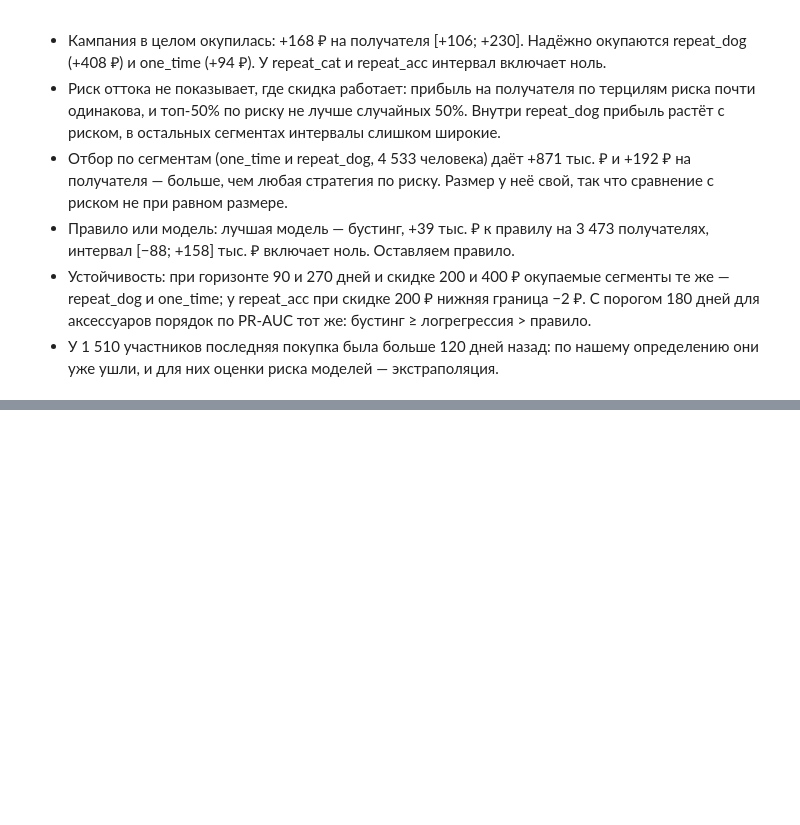
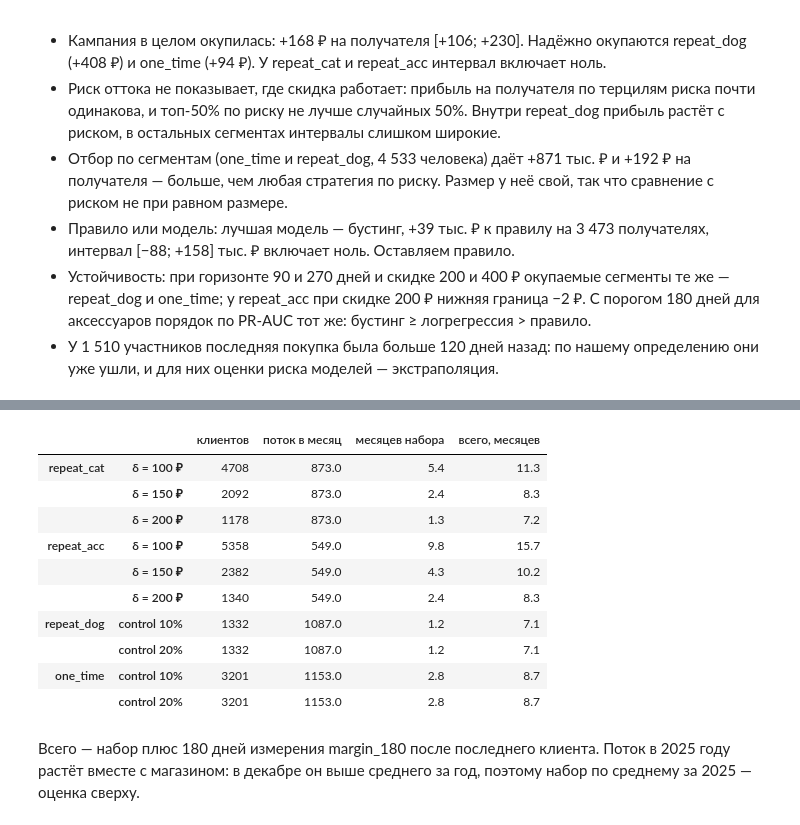
Before and after one commit to kamthiss/churn-retention-economics, a Jupyter notebook: notebooks/03_uplift_economics.ipynb, the cells around one changed output, grey strips where cells are left out. Cells and saved outputs as stored; diff of their text form; code cells hidden in the pictures; blank space fills up the shorter version.

```diff
--- a/notebooks/03_uplift_economics.ipynb
+++ b/notebooks/03_uplift_economics.ipynb
@@ -261,0 +266,3 @@ acc
+# %%
+sd = spread(df)
+sd.astype(float).round({"n_t": 0, "n_c": 0, "sd_t": 0, "sd_c": 0, "sd": 0}).astype(int)
@@ -261,0 +281,5 @@ acc
+# %%
+DELTAS = (100, 150, 200)
+sizes = pd.DataFrame({f"δ = {d} ₽": group_size(sd.loc[["repeat_cat", "repeat_acc"], "sd"].astype(float), d)
+                      for d in DELTAS})
+sizes.rename_axis("на группу")
@@ -261,0 +295,7 @@ acc
+# %%
+CONTROLS = (0.1, 0.2)
+hw = sd.loc[["repeat_dog", "one_time"]].astype(float)
+hw["клиентов"] = (hw["n_t"] + hw["n_c"]).astype(int)
+for c in CONTROLS:
+    hw[f"control {c:.0%}, ₽"] = half_width(hw["sd_t"], hw["sd_c"], hw["клиентов"], c).round(0)
+hw[["клиентов", *(f"control {c:.0%}, ₽" for c in CONTROLS)]]
@@ -261,0 +336,27 @@ acc
+# %%
+rows = {}
+for seg in ("repeat_cat", "repeat_acc"):
+    for d in DELTAS:
+        rows[(seg, f"δ = {d} ₽")] = 2 * sizes.loc[seg, f"δ = {d} ₽"]
+for seg in ("repeat_dog", "one_time"):
+    for c in CONTROLS:
+        rows[(seg, f"control {c:.0%}")] = hw.loc[seg, "клиентов"]
+plan = pd.Series(rows, name="клиентов").to_frame()
+plan["поток в месяц"] = per_month.reindex(plan.index.get_level_values(0)).to_numpy().round(0)
+plan["месяцев набора"] = (plan["клиентов"] / plan["поток в месяц"]).round(1)
+plan["всего, месяцев"] = (plan["месяцев набора"] + 180 / 30.4).round(1)
+plan
+# %% [output]
+|  |  | клиентов | поток в месяц | месяцев набора | всего, месяцев |
+| repeat_cat | δ = 100 ₽ | 4708 | 873.0 | 5.4 | 11.3 |
+|  | δ = 150 ₽ | 2092 | 873.0 | 2.4 | 8.3 |
+|  | δ = 200 ₽ | 1178 | 873.0 | 1.3 | 7.2 |
+| repeat_acc | δ = 100 ₽ | 5358 | 549.0 | 9.8 | 15.7 |
+|  | δ = 150 ₽ | 2382 | 549.0 | 4.3 | 10.2 |
+|  | δ = 200 ₽ | 1340 | 549.0 | 2.4 | 8.3 |
+| repeat_dog | control 10% | 1332 | 1087.0 | 1.2 | 7.1 |
+|  | control 20% | 1332 | 1087.0 | 1.2 | 7.1 |
+| one_time | control 10% | 3201 | 1153.0 | 2.8 | 8.7 |
+|  | control 20% | 3201 | 1153.0 | 2.8 | 8.7 |
+# %% [markdown]
+Всего — набор плюс 180 дней измерения margin_180 после последнего клиента. Поток в 2025 году растёт вместе с магазином: в декабре он выше среднего за год, поэтому набор по среднему за 2025 — оценка сверху.
```
Also changed, not shown: parts of 10 cells of this notebook, 3 other files.
